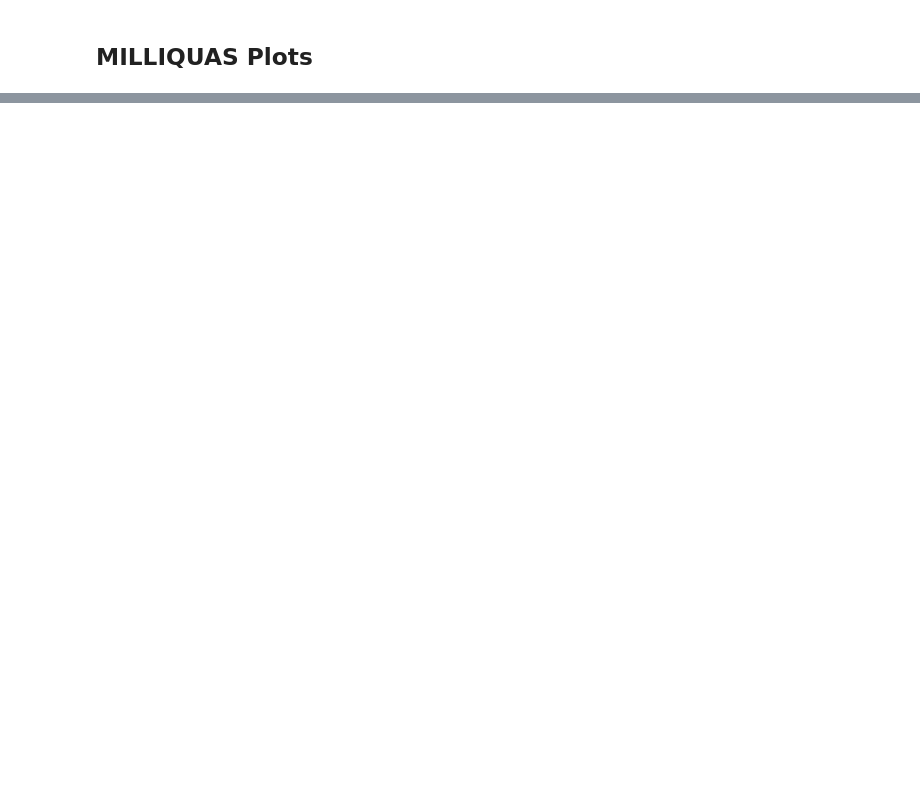
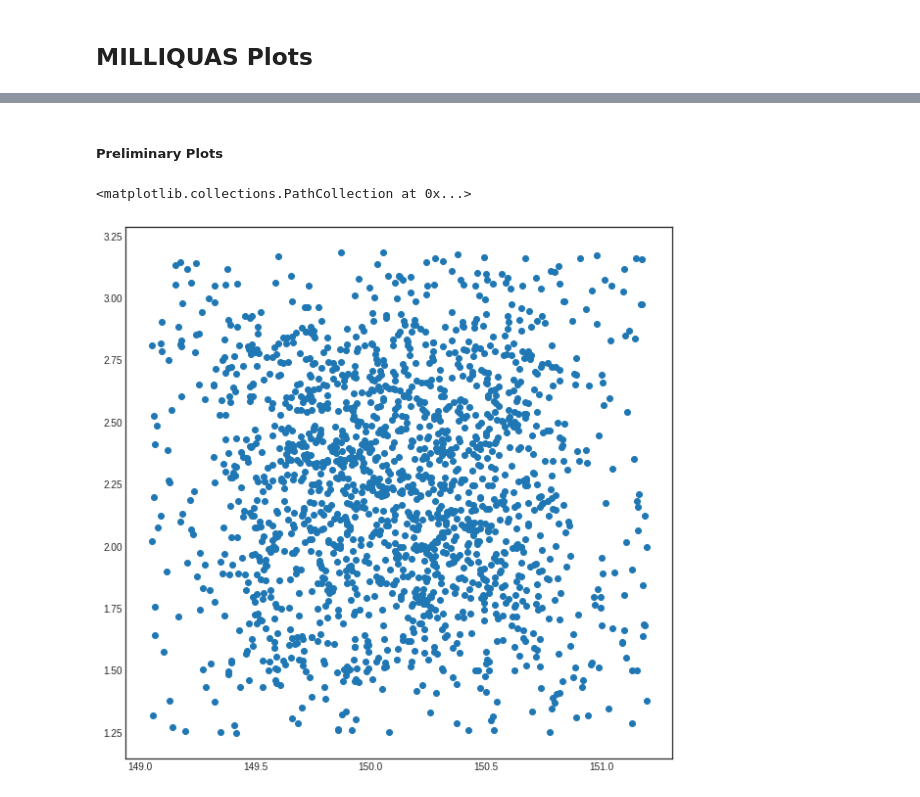
Before and after one commit to mrawls/qso-hitsvar, a Jupyter notebook: ASTR_499_NB4_QSOobjectplots.ipynb, the cells around one changed output, grey strips where cells are left out. Drawn from its saved outputs; the diff is of its cells as text; code cells hidden in the pictures; blank space fills up the shorter version.

```diff
--- a/ASTR_499_NB4_QSOobjectplots.ipynb
+++ b/ASTR_499_NB4_QSOobjectplots.ipynb
@@ -272,4 +212,0 @@ for i in range(275):
-# %%
-MILLI_sub1['ra_deg'] = ra_deg
-MILLI_sub1['dec_deg'] = dec_deg
-MILLI_sub1.max()
@@ -352,0 +213,4 @@ plt.scatter(hitsDf['raMedian'],hitsDf['decMedian'])
+# %%
+MILLI_sub1 = MILLI_sub1.rename(columns={"ra         ":"ra", "dec        ":"dec", "bmag ":"bmag", "rmag ":"rmag",
+                                        "radio_name            ":"radio_name", "xray_name             ":"xray_name",
+                                        "lii      ":"lii", "bii     ":"bii", "class           ":"class"})
@@ -352,0 +232,4 @@ plt.scatter(hitsDf['raMedian'],hitsDf['decMedian'])
+# %%
+MILLI_sub1['ra_deg']= (Angle(MILLI_sub1['ra'], unit ='hour')).deg
+MILLI_sub1['dec_deg'] = (Angle(MILLI_sub1['dec'], unit ='degree')).deg
+MILLI_sub1.head()
@@ -352,0 +256,8 @@ plt.scatter(hitsDf['raMedian'],hitsDf['decMedian'])
+# %%
+cols_reorder = ['ra', 'dec', 'ra_deg', 'dec_deg', 'bmag', 'rmag', 'redshift', 'radio_name', 'xray_name',
+                'lii', 'bii', 'broad_type', 'optical_flag', 'red_psf_flag', 'blue_psf_flag', 'ref_name',
+                'ref_redshift', 'qso_prob', 'class']
+MILLI_sub1 = MILLI_sub1[cols_reorder]
+MILLI_sub2 = MILLI_sub2[cols_reorder]
+
+MILLI_sub1.head()
@@ -352,0 +271,8 @@ plt.scatter(hitsDf['raMedian'],hitsDf['decMedian'])
+# %% [markdown]
+##### Preliminary Plots
+# %%
+plt.figure(figsize = (10,10))
+plt.scatter(MILLI_sub1['ra_deg'].values,MILLI_sub1['dec_deg'].values)
+# %% [output]
+<matplotlib.collections.PathCollection at 0x...>
+[figure, added]
```
Also changed, not shown: parts of 61 cells of this notebook, 1 other file.
